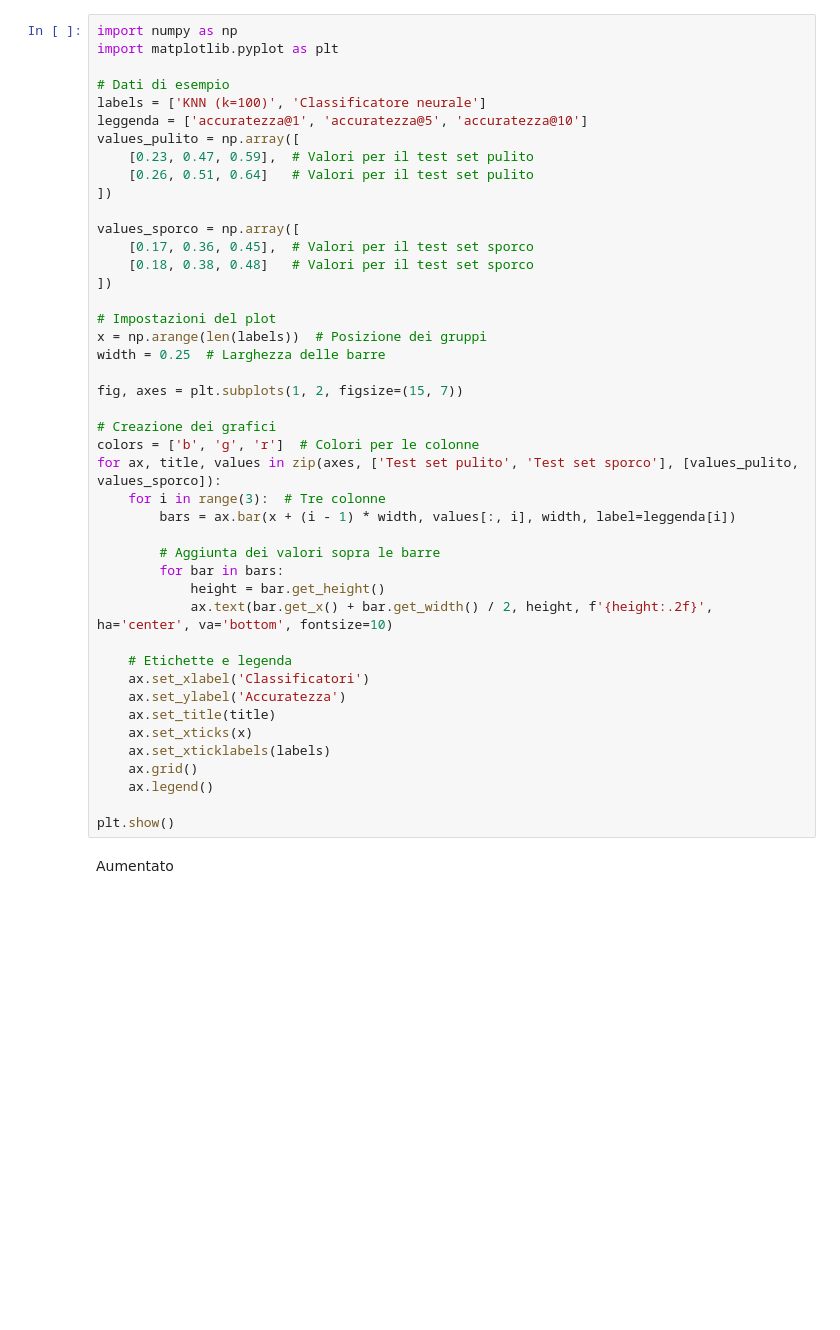
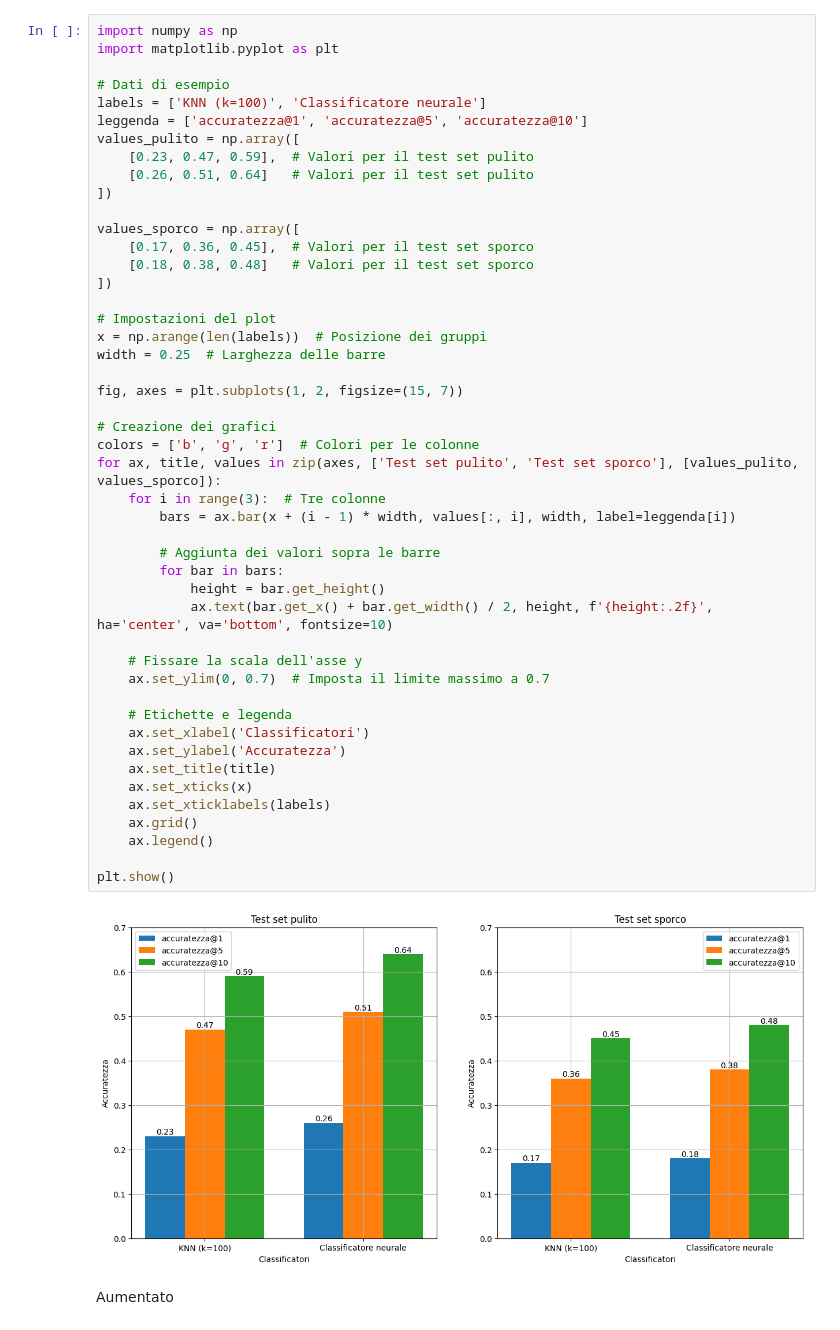
Before and after one commit to Tezze2001/vipm_project, a Jupyter notebook: notebook/plot_results.ipynb, the cells around one changed output. Cells and saved outputs as stored; diff of their text form; blank space fills up the shorter version.

```diff
--- a/notebook/plot_results.ipynb
+++ b/notebook/plot_results.ipynb
@@ -15,33 +15,38 @@ values_sporco = np.array([
     [0.18, 0.38, 0.48]   # Valori per il test set sporco
 ])
 
 # Impostazioni del plot
 x = np.arange(len(labels))  # Posizione dei gruppi
 width = 0.25  # Larghezza delle barre
 
 fig, axes = plt.subplots(1, 2, figsize=(15, 7))
 
 # Creazione dei grafici
 colors = ['b', 'g', 'r']  # Colori per le colonne
 for ax, title, values in zip(axes, ['Test set pulito', 'Test set sporco'], [values_pulito, values_sporco]):
     for i in range(3):  # Tre colonne
         bars = ax.bar(x + (i - 1) * width, values[:, i], width, label=leggenda[i])
 
         # Aggiunta dei valori sopra le barre
         for bar in bars:
             height = bar.get_height()
             ax.text(bar.get_x() + bar.get_width() / 2, height, f'{height:.2f}', ha='center', va='bottom', fontsize=10)
 
+    # Fissare la scala dell'asse y
+    ax.set_ylim(0, 0.7)  # Imposta il limite massimo a 0.7
+
     # Etichette e legenda
     ax.set_xlabel('Classificatori')
     ax.set_ylabel('Accuratezza')
     ax.set_title(title)
     ax.set_xticks(x)
     ax.set_xticklabels(labels)
     ax.grid()
     ax.legend()
 
 plt.show()
+# %% [output]
+[figure, added]
 # %% [markdown]
 Aumentato
 # %%
```
Also changed, not shown: parts of 2 cells of this notebook.
